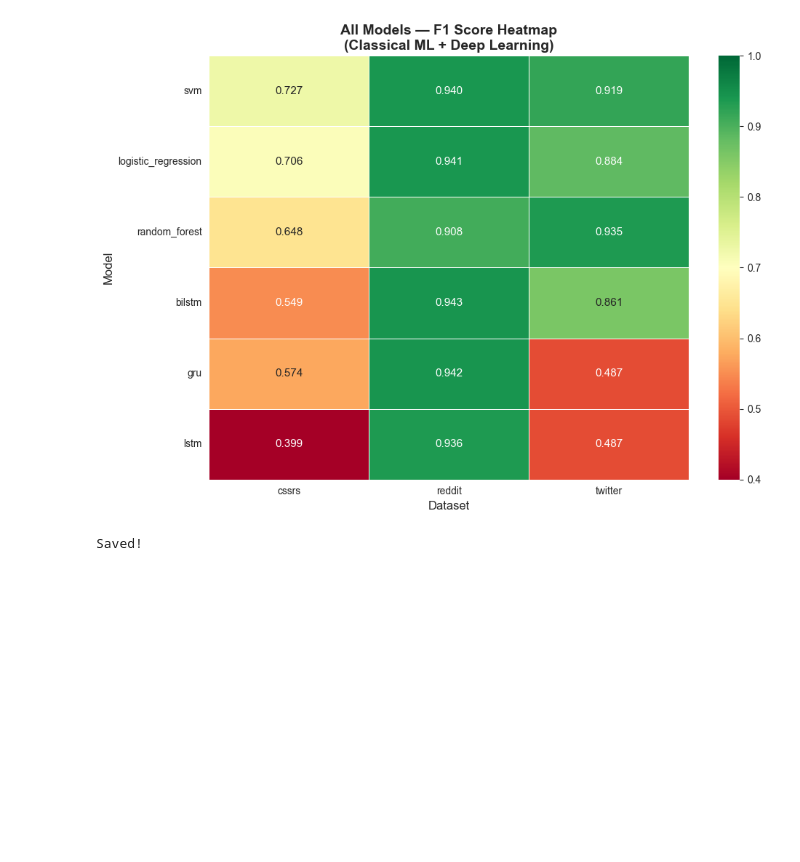
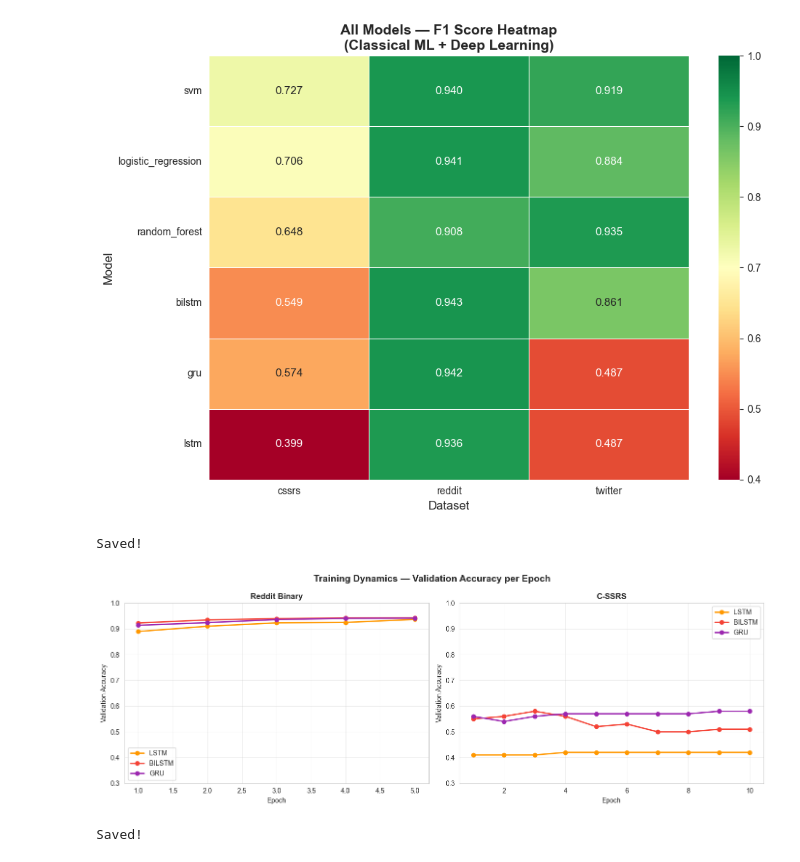
Before and after one commit to alinaerkul/suicidality-nlp, a Jupyter notebook: notebooks/03_dl_results.ipynb, the cells around one changed output. Saved outputs shown, nothing was run; the diff lists cells and outputs as text; code cells hidden in the pictures; blank space fills up the shorter version.

```diff
--- a/notebooks/03_dl_results.ipynb
+++ b/notebooks/03_dl_results.ipynb
@@ -120,3 +120,47 @@ print('Saved!')
 # %% [output]
 [figure]
 Saved!
+# %%
+import matplotlib.pyplot as plt
+import os
+
+# Training dynamics — показываем как менялся Val Acc по эпохам
+# Это важно для понимания поведения моделей
+
+training_data = {
+    'reddit': {
+        'lstm':   [0.8897, 0.9100, 0.9232, 0.9248, 0.9364],
+        'bilstm': [0.9226, 0.9345, 0.9397, 0.9421, 0.9425],
+        'gru':    [0.9137, 0.9240, 0.9359, 0.9406, 0.9415],
+    },
+    'cssrs': {
+        'lstm':   [0.41, 0.41, 0.41, 0.42, 0.42, 0.42, 0.42, 0.42, 0.42, 0.42],
+        'bilstm': [0.55, 0.56, 0.58, 0.56, 0.52, 0.53, 0.50, 0.50, 0.51, 0.51],
+        'gru':    [0.56, 0.54, 0.56, 0.57, 0.57, 0.57, 0.57, 0.57, 0.58, 0.58],
+    }
+}
+
+fig, axes = plt.subplots(1, 2, figsize=(14, 5))
+fig.suptitle('Training Dynamics — Validation Accuracy per Epoch',
+             fontsize=14, fontweight='bold')
+
+colors_models = {'lstm': '#FF9800', 'bilstm': '#F44336', 'gru': '#9C27B0'}
+
+for ax, (dataset, title) in zip(axes, [('reddit', 'Reddit Binary'), ('cssrs', 'C-SSRS')]):
+    for model_name, accs in training_data[dataset].items():
+        ax.plot(range(1, len(accs)+1), accs,
+                marker='o', label=model_name.upper(),
+                color=colors_models[model_name], linewidth=2)
+    ax.set_title(title, fontweight='bold')
+    ax.set_xlabel('Epoch')
+    ax.set_ylabel('Validation Accuracy')
+    ax.legend()
+    ax.set_ylim(0.3, 1.0)
+
+plt.tight_layout()
+plt.savefig('results/plots/dl_training_dynamics.png', dpi=150)
+plt.show()
+print('Saved!')
+# %% [output]
+[figure, added]
+Saved!
```
Also changed, not shown: parts of 4 cells of this notebook, 45 other files.
